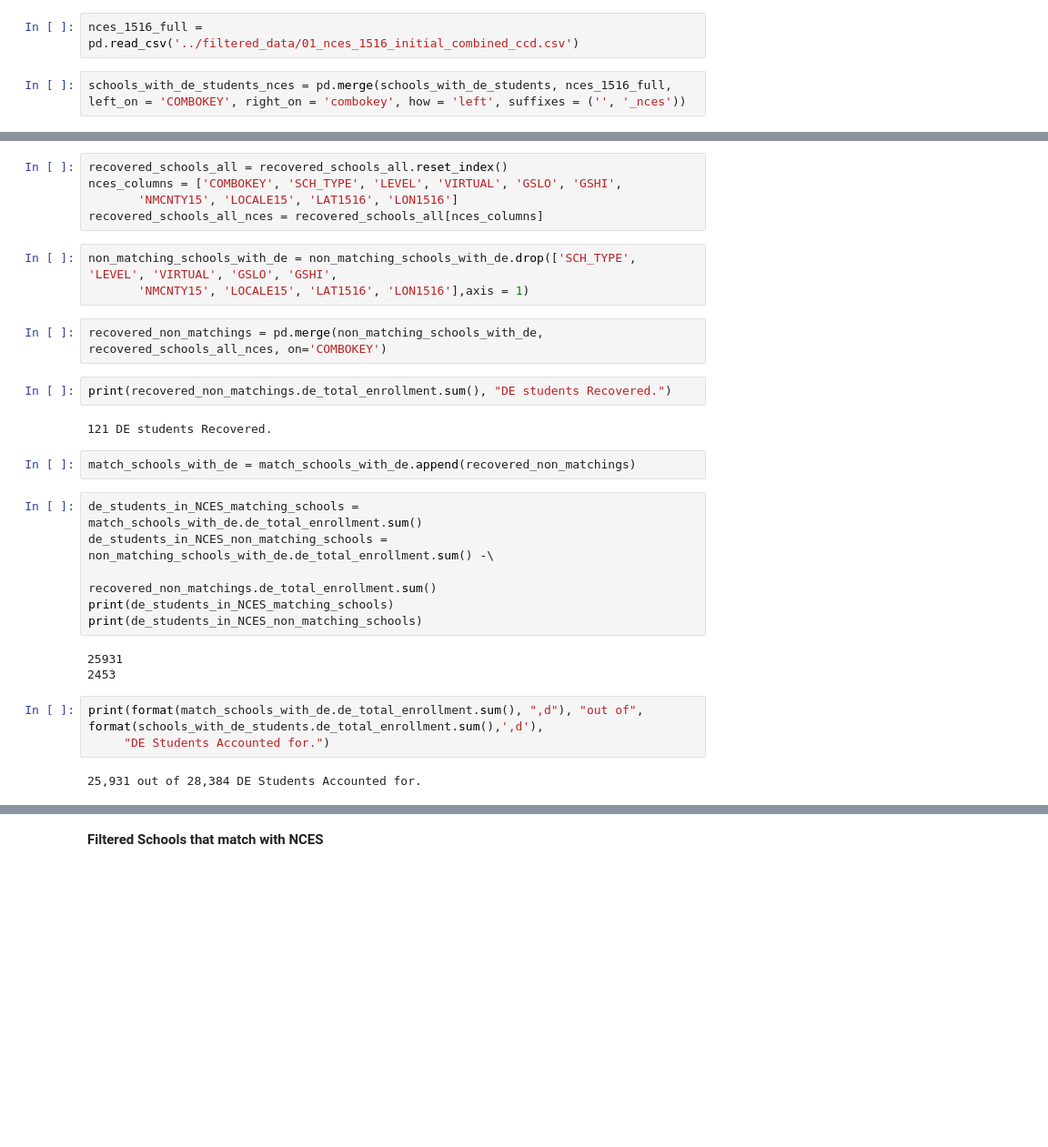
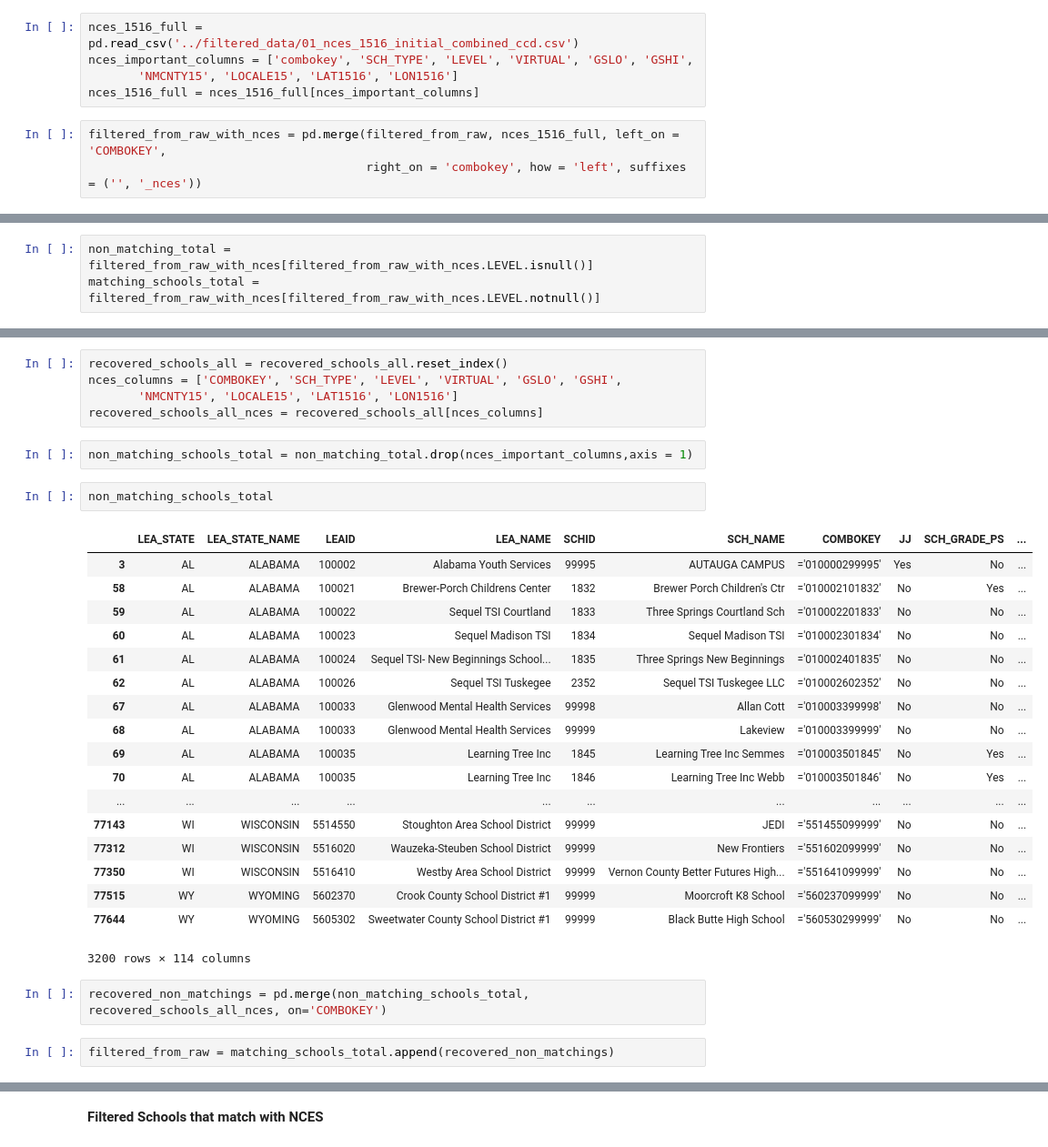
Before and after one commit to oconnoag/nacep_dual_enrollment_analysis, a Jupyter notebook: jupyter_notebooks/04_Filtered_Schools_Analysis.ipynb, the cells around one changed output, grey strips where cells are left out. Shown at 91% size. Drawn from its saved outputs; the diff is of its cells as text; blank space fills up the shorter version.

```diff
--- a/jupyter_notebooks/04_Filtered_Schools_Analysis.ipynb
+++ b/jupyter_notebooks/04_Filtered_Schools_Analysis.ipynb
@@ -256,4 +89,8 @@ schools_with_de_students = schools_with_de_students.drop(['LAT1516'], axis = 1)
 # %%
 nces_1516_full = pd.read_csv('../filtered_data/01_nces_1516_initial_combined_ccd.csv')
+nces_important_columns = ['combokey', 'SCH_TYPE', 'LEVEL', 'VIRTUAL', 'GSLO', 'GSHI',
+       'NMCNTY15', 'LOCALE15', 'LAT1516', 'LON1516']
+nces_1516_full = nces_1516_full[nces_important_columns]
 # %%
-schools_with_de_students_nces = pd.merge(schools_with_de_students, nces_1516_full, left_on = 'COMBOKEY', right_on = 'combokey', how = 'left', suffixes = ('', '_nces'))
+filtered_from_raw_with_nces = pd.merge(filtered_from_raw, nces_1516_full, left_on = 'COMBOKEY',
+                                       right_on = 'combokey', how = 'left', suffixes = ('', '_nces'))
@@ -263,3 +97,6 @@ match_schools_with_de = schools_with_de_students_nces[schools_with_de_students_n
+# %%
+non_matching_total = filtered_from_raw_with_nces[filtered_from_raw_with_nces.LEVEL.isnull()]
+matching_schools_total = filtered_from_raw_with_nces[filtered_from_raw_with_nces.LEVEL.notnull()]
 # %% [markdown]
 **Recover some of the non-nces-matching schools**
 # %%
@@ -270,28 +107,30 @@ recovered_schools_all = recovered_schools_all.reset_index()
 nces_columns = ['COMBOKEY', 'SCH_TYPE', 'LEVEL', 'VIRTUAL', 'GSLO', 'GSHI',
        'NMCNTY15', 'LOCALE15', 'LAT1516', 'LON1516']
 recovered_schools_all_nces = recovered_schools_all[nces_columns]
-# %%
-non_matching_schools_with_de = non_matching_schools_with_de.drop(['SCH_TYPE', 'LEVEL', 'VIRTUAL', 'GSLO', 'GSHI',
-       'NMCNTY15', 'LOCALE15', 'LAT1516', 'LON1516'],axis = 1)
+# %%
+non_matching_schools_total = non_matching_total.drop(nces_important_columns,axis = 1)
+# %%
+non_matching_schools_total
+# %% [output]
+|  | LEA_STATE | LEA_STATE_NAME | LEAID | LEA_NAME | SCHID | SCH_NAME | COMBOKEY | JJ | SCH_GRADE_PS | ... |
+| 3 | AL | ALABAMA | 100002 | Alabama Youth Services | 99995 | AUTAUGA CAMPUS | ='010000299995' | Yes | No | ... |
+| 58 | AL | ALABAMA | 100021 | Brewer-Porch Childrens Center | 1832 | Brewer Porch Children's Ctr | ='010002101832' | No | Yes | ... |
+| 59 | AL | ALABAMA | 100022 | Sequel TSI Courtland | 1833 | Three Springs Courtland Sch | ='010002201833' | No | No | ... |
+| 60 | AL | ALABAMA | 100023 | Sequel Madison TSI | 1834 | Sequel Madison TSI | ='010002301834' | No | No | ... |
+| 61 | AL | ALABAMA | 100024 | Sequel TSI- New Beginnings School... | 1835 | Three Springs New Beginnings | ='010002401835' | No | No | ... |
+| 62 | AL | ALABAMA | 100026 | Sequel TSI Tuskegee | 2352 | Sequel TSI Tuskegee LLC | ='010002602352' | No | No | ... |
+| 67 | AL | ALABAMA | 100033 | Glenwood Mental Health Services | 99998 | Allan Cott | ='010003399998' | No | No | ... |
+| 68 | AL | ALABAMA | 100033 | Glenwood Mental Health Services | 99999 | Lakeview | ='010003399999' | No | No | ... |
+| 69 | AL | ALABAMA | 100035 | Learning Tree Inc | 1845 | Learning Tree Inc Semmes | ='010003501845' | No | Yes | ... |
+| 70 | AL | ALABAMA | 100035 | Learning Tree Inc | 1846 | Learning Tree Inc Webb | ='010003501846' | No | Yes | ... |
+| ... | ... | ... | ... | ... | ... | ... | ... | ... | ... | ... |
+| 77143 | WI | WISCONSIN | 5514550 | Stoughton Area School District | 99999 | JEDI | ='551455099999' | No | No | ... |
+| 77312 | WI | WISCONSIN | 5516020 | Wauzeka-Steuben School District | 99999 | New Frontiers | ='551602099999' | No | No | ... |
+| 77350 | WI | WISCONSIN | 5516410 | Westby Area School District | 99999 | Vernon County Better Futures High... | ='551641099999' | No | No | ... |
+| 77515 | WY | WYOMING | 5602370 | Crook County School District #1 | 99999 | Moorcroft K8 School | ='560237099999' | No | No | ... |
+| 77644 | WY | WYOMING | 5605302 | Sweetwater County School District #1 | 99999 | Black Butte High School | ='560530299999' | No | No | ... |
+3200 rows × 114 columns
 # %%
-recovered_non_matchings = pd.merge(non_matching_schools_with_de, recovered_schools_all_nces, on='COMBOKEY')
+recovered_non_matchings = pd.merge(non_matching_schools_total, recovered_schools_all_nces, on='COMBOKEY')
-# %%
-print(recovered_non_matchings.de_total_enrollment.sum(), "DE students Recovered.")
-# %% [output]
-121 DE students Recovered.
 # %%
-match_schools_with_de = match_schools_with_de.append(recovered_non_matchings)
+filtered_from_raw = matching_schools_total.append(recovered_non_matchings)
-# %%
-de_students_in_NCES_matching_schools =  match_schools_with_de.de_total_enrollment.sum()
-de_students_in_NCES_non_matching_schools = non_matching_schools_with_de.de_total_enrollment.sum() -\
-                                           recovered_non_matchings.de_total_enrollment.sum()
-print(de_students_in_NCES_matching_schools)
-print(de_students_in_NCES_non_matching_schools)
-# %% [output]
-25931
-2453
-# %%
-print(format(match_schools_with_de.de_total_enrollment.sum(), ",d"), "out of", format(schools_with_de_students.de_total_enrollment.sum(),',d'),
-     "DE Students Accounted for.")
-# %% [output]
-25,931 out of 28,384 DE Students Accounted for.
```
Also changed, not shown: parts of 49 cells of this notebook, 4 other files.
